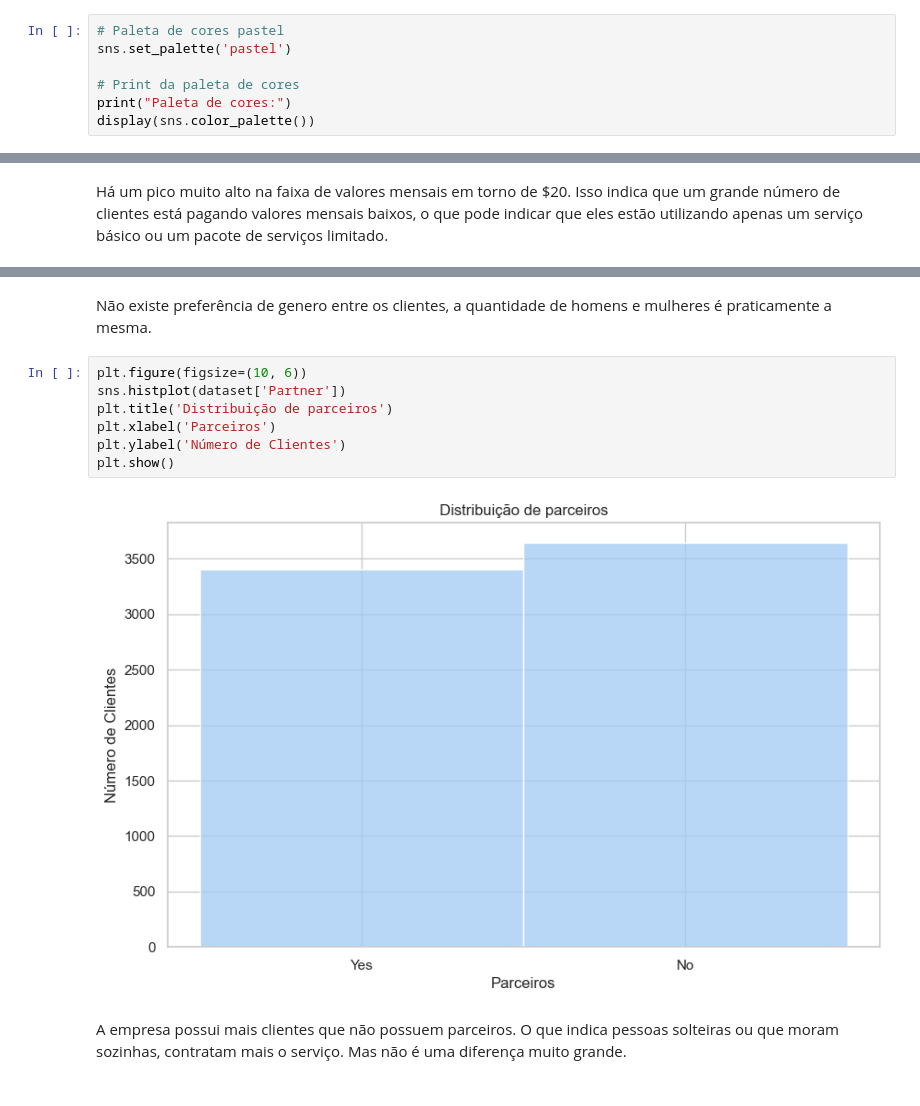
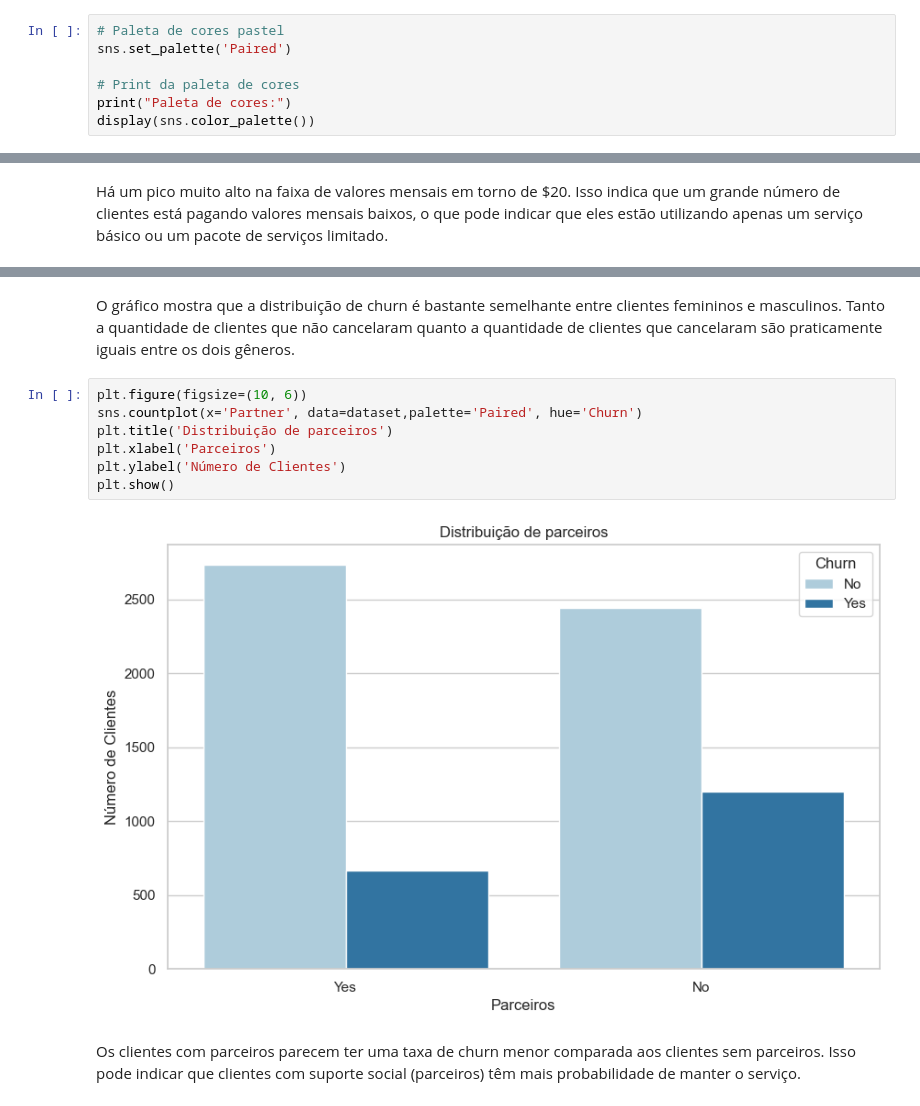
Before and after one commit to ArthurrCr/Churn_Telco, a Jupyter notebook: notebooks/exploratory_data_analysis.ipynb, the cells around one changed output, grey strips where cells are left out. Drawn from its saved outputs; the diff is of its cells as text.

```diff
--- a/notebooks/exploratory_data_analysis.ipynb
+++ b/notebooks/exploratory_data_analysis.ipynb
@@ -93,7 +93,7 @@ None
 Identificar os Fatores de Churn: Compreender quais características ou comportamentos dos clientes estão mais associados ao risco de eles cancelarem seus serviços.
 # %%
 # Paleta de cores pastel
-sns.set_palette('pastel')
+sns.set_palette('Paired')
 
 # Print da paleta de cores
 print("Paleta de cores:")
@@ -157,15 +159,15 @@ plt.show()
-# %% [markdown]
-Não existe preferência de genero entre os clientes, a quantidade de homens e mulheres é praticamente a mesma.
+# %% [markdown]
+O gráfico mostra que a distribuição de churn é bastante semelhante entre clientes femininos e masculinos. Tanto a quantidade de clientes que não cancelaram quanto a quantidade de clientes que cancelaram são praticamente iguais entre os dois gêneros.
 # %%
 plt.figure(figsize=(10, 6))
-sns.histplot(dataset['Partner'])
+sns.countplot(x='Partner', data=dataset,palette='Paired', hue='Churn')
 plt.title('Distribuição de parceiros')
 plt.xlabel('Parceiros')
 plt.ylabel('Número de Clientes')
 plt.show()
 # %% [output]
-[figure, old version]
+[figure, new version]
-# %% [markdown]
-A empresa possui mais clientes que não possuem parceiros. O que indica pessoas solteiras ou que moram sozinhas, contratam mais o serviço. Mas não é uma diferença muito grande.
+# %% [markdown]
+Os clientes com parceiros parecem ter uma taxa de churn menor comparada aos clientes sem parceiros. Isso pode indicar que clientes com suporte social (parceiros) têm mais probabilidade de manter o serviço.
 # %%
 plt.figure(figsize=(10, 6))
```
Also changed, not shown: parts of 15 cells of this notebook.
